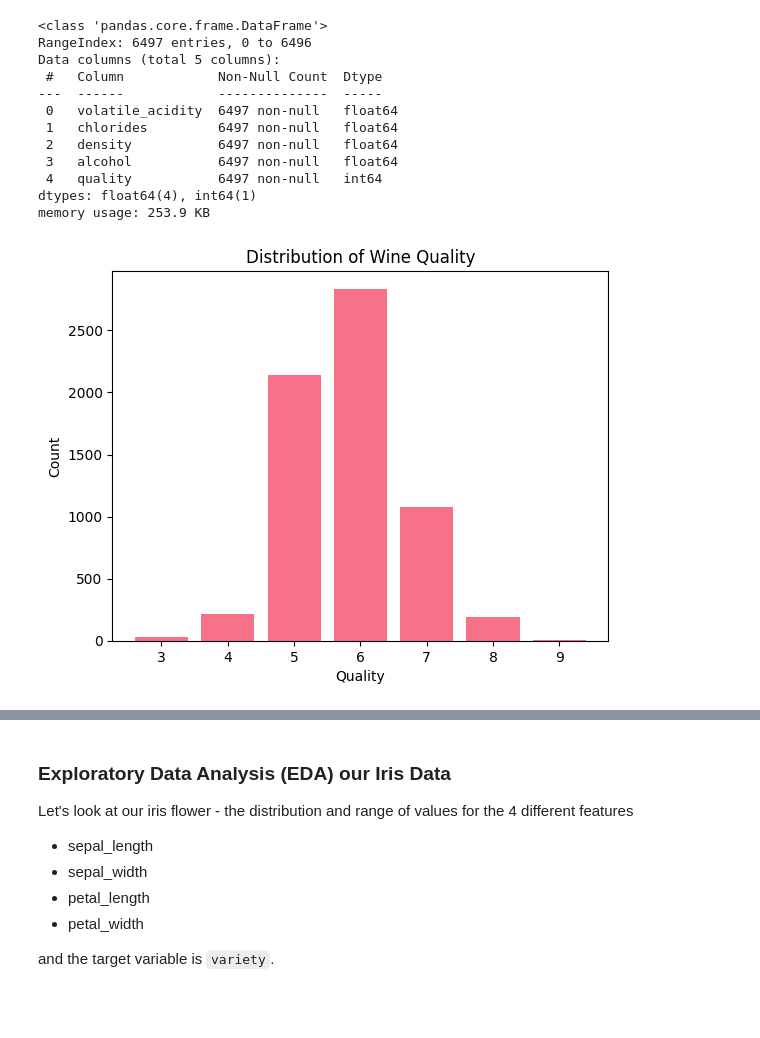
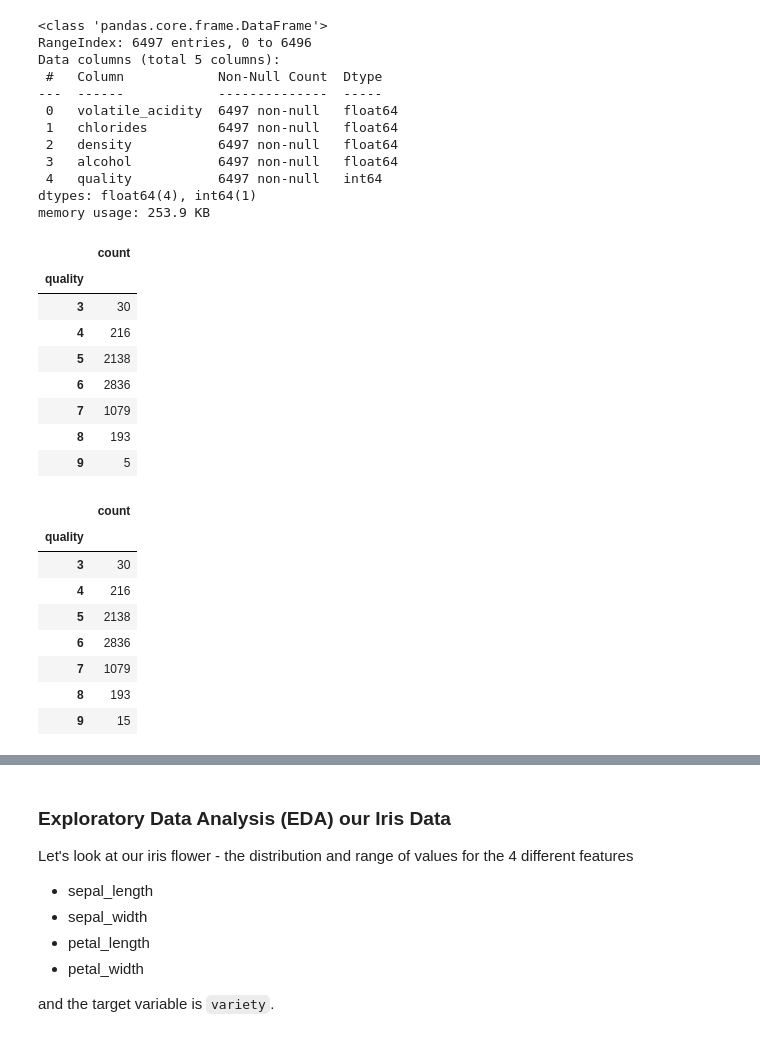
Before and after one commit to wenjianma/ID2223Lab1Task2, a Jupyter notebook: wine-eda-and-backfill-feature-group.ipynb, the cells around one changed output, grey strips where cells are left out. Drawn from its saved outputs; the diff is of its cells as text; code cells hidden in the pictures; blank space fills up the shorter version.

```diff
--- a/wine-eda-and-backfill-feature-group.ipynb
+++ b/wine-eda-and-backfill-feature-group.ipynb
@@ -169,11 +170,30 @@ dtypes: float64(4), int64(1)
 memory usage: 253.9 KB
 # %%
 quality_counter = pd.DataFrame(wine_df['quality'].value_counts()).sort_values(by=["quality"])
-# quality_counter
-plt.bar(quality_counter.index, quality_counter['count'])
-plt.xlabel('Quality')
-plt.ylabel('Count')
-plt.title('Distribution of Wine Quality')
-plt.show()
+quality_counter
 # %% [output]
-[figure, removed]
+|  | count |
+| quality |  |
+| 3 | 30 |
+| 4 | 216 |
+| 5 | 2138 |
+| 6 | 2836 |
+| 7 | 1079 |
+| 8 | 193 |
+| 9 | 5 |
+# %%
+rows_to_duplicate = wine_df[wine_df['quality'] == 9]
+wine_df_1 = pd.concat([wine_df, rows_to_duplicate], ignore_index=True)
+wine_df = pd.concat([wine_df_1, rows_to_duplicate], ignore_index=True)
+quality_counter = pd.DataFrame(wine_df['quality'].value_counts()).sort_values(by=["quality"])
+quality_counter
+# %% [output]
+|  | count |
+| quality |  |
+| 3 | 30 |
+| 4 | 216 |
+| 5 | 2138 |
+| 6 | 2836 |
+| 7 | 1079 |
+| 8 | 193 |
+| 9 | 15 |
```
Also changed, not shown: parts of 9 cells of this notebook, 1 other file.
